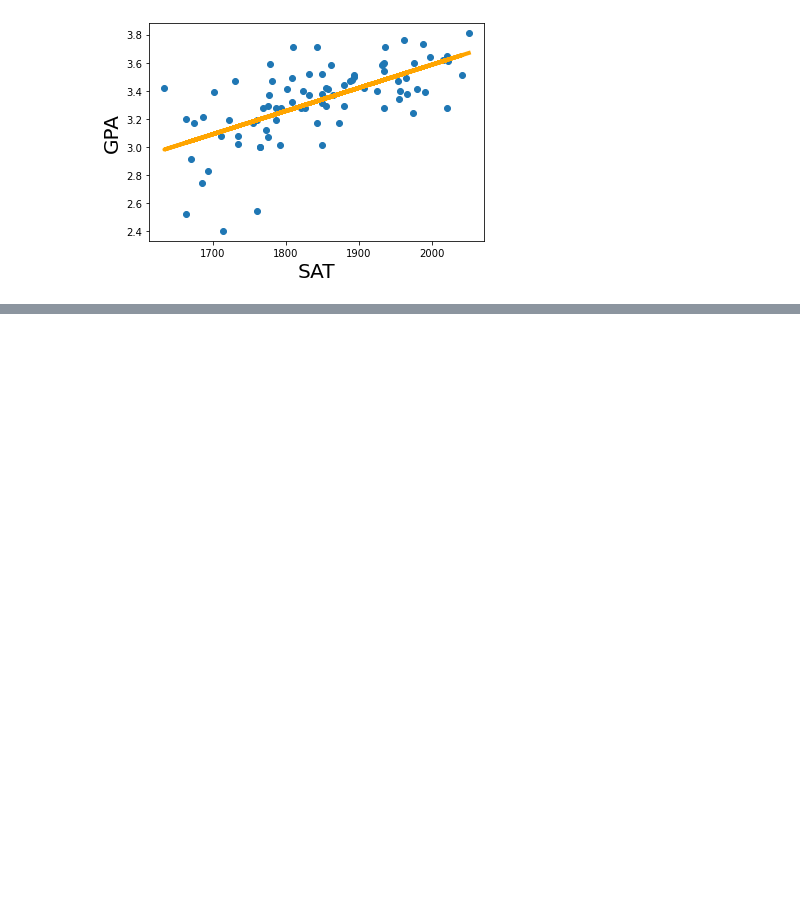
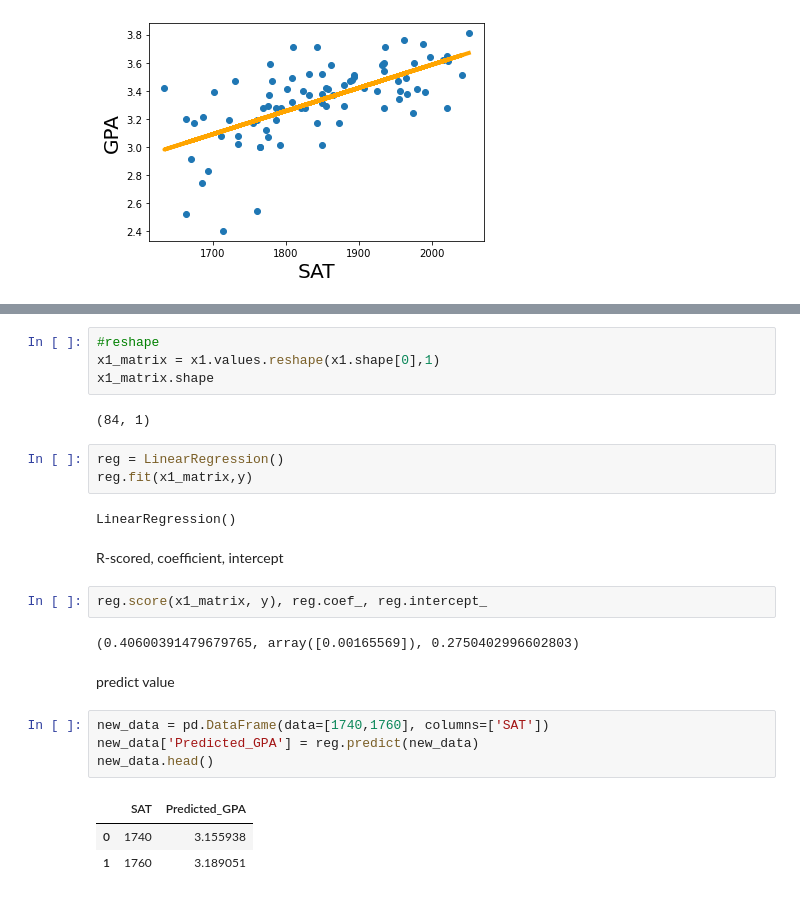
Before and after one commit to amanda8412383/data_science_bootcamp, a Jupyter notebook: linear_regression/linear_regression.ipynb, the cells around one changed output, grey strips where cells are left out. Drawn from its saved outputs; the diff is of its cells as text; blank space fills up the shorter version.

Commit message:
lektion 3 linear regression with sklearn

```diff
--- a/linear_regression/linear_regression.ipynb
+++ b/linear_regression/linear_regression.ipynb
@@ -82,0 +88,27 @@ plt.show()
+# %%
+#reshape
+x1_matrix = x1.values.reshape(x1.shape[0],1)
+x1_matrix.shape
+# %% [output]
+(84, 1)
+# %%
+reg = LinearRegression()
+reg.fit(x1_matrix,y)
+# %% [output]
+LinearRegression()
+# %% [markdown]
+R-scored, coefficient, intercept
+# %%
+reg.score(x1_matrix, y), reg.coef_, reg.intercept_
+# %% [output]
+(0.40600391479679765, array([0.00165569]), 0.2750402996602803)
+# %% [markdown]
+predict value
+# %%
+new_data = pd.DataFrame(data=[1740,1760], columns=['SAT'])
+new_data['Predicted_GPA'] = reg.predict(new_data)
+new_data.head()
+# %% [output]
+|  | SAT | Predicted_GPA |
+| 0 | 1740 | 3.155938 |
+| 1 | 1760 | 3.189051 |
```
Also changed, not shown: parts of 24 cells of this notebook, 1 other file.
